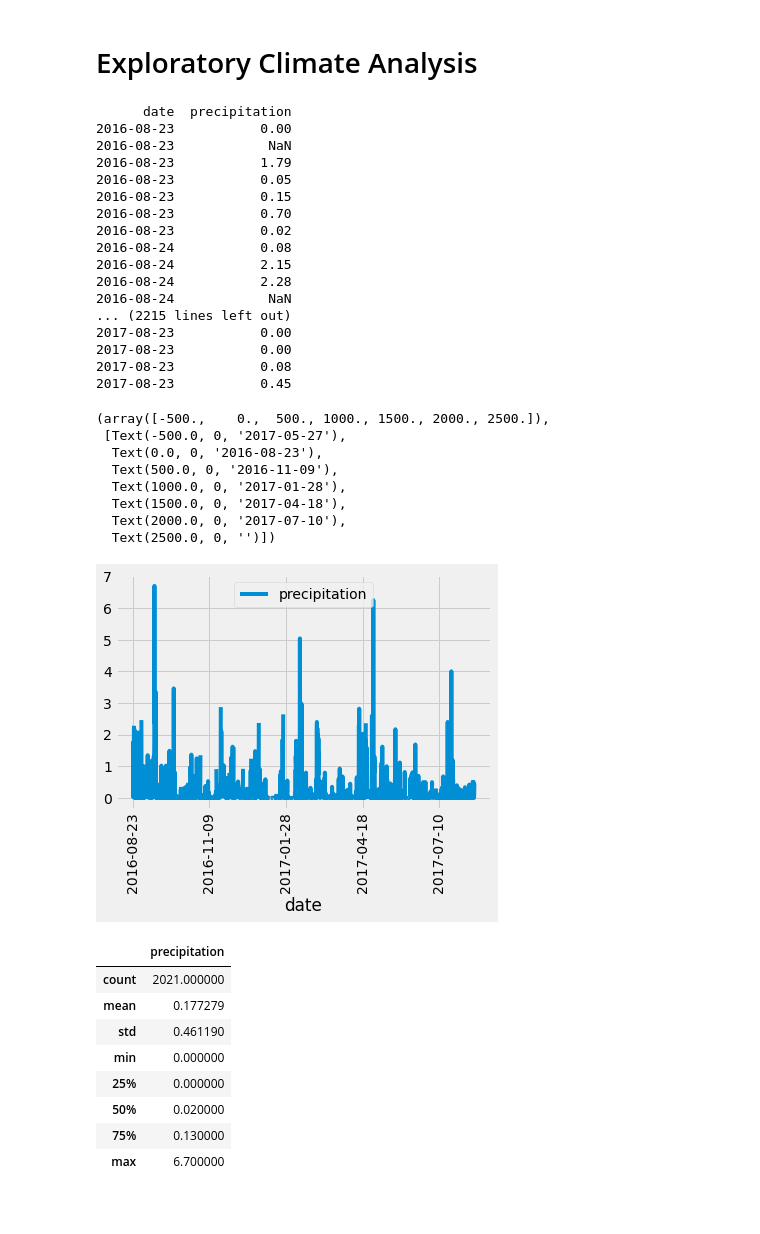
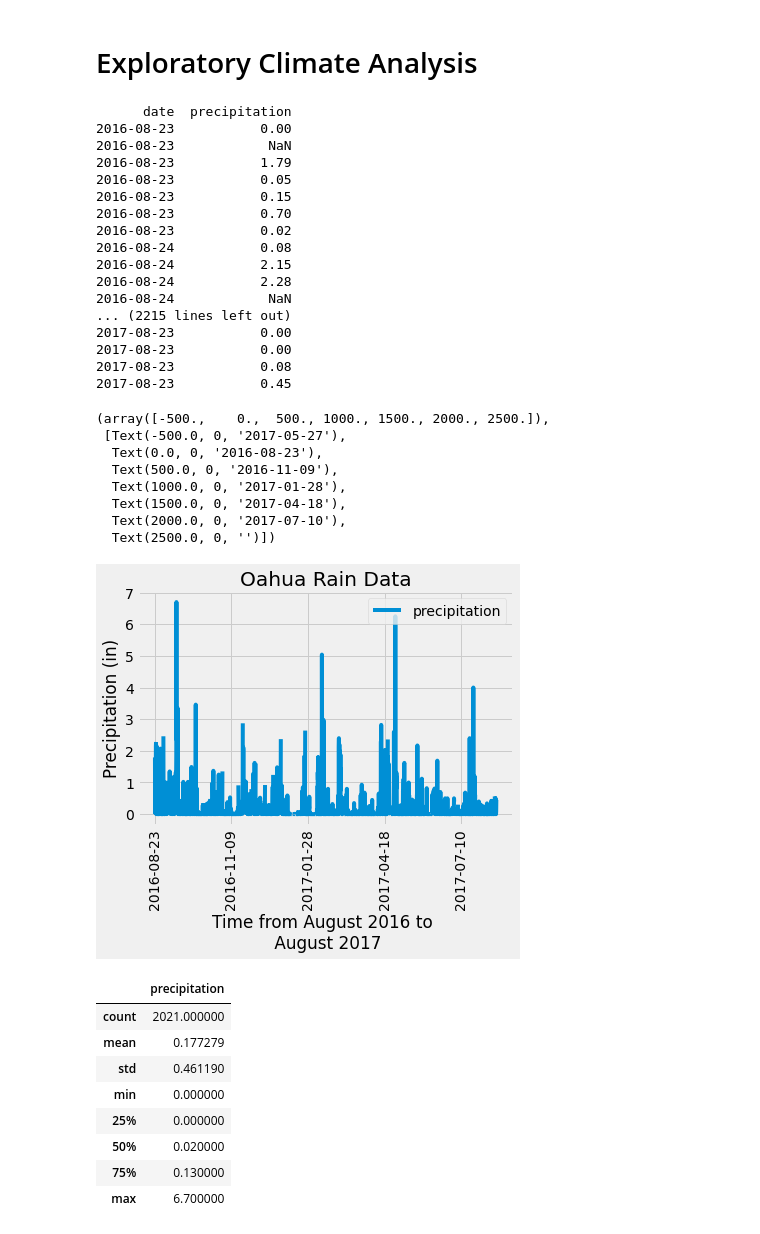
Before and after one commit to Gdreyes172/Surfs_up, a Jupyter notebook: climate_analysis.ipynb, the cells around one changed output. Cells and saved outputs as stored; diff of their text form; code cells hidden in the pictures; blank space fills up the shorter version.

Commit message:
updated data and pics

```diff
--- a/climate_analysis.ipynb
+++ b/climate_analysis.ipynb
@@ -51,14 +51,11 @@ prev_year = dt.date(2017, 8, 23) - dt.timedelta(days = 365)
 results = []
 results = session.query(Measurement.date, Measurement.prcp).filter(Measurement.date >= prev_year).all()
 # Save the query results as a Pandas DataFrame and set the index to the date column
-df = pd.DataFrame(results, columns=['date','precipitation'])
-df.set_index(df['date'], inplace=True)
+prcp_df = pd.DataFrame(results, columns=['date','precipitation'])
+prcp_df.set_index(prcp_df['date'], inplace=True)
 # Sort the dataframe by date
-df = df.sort_index()
-print(df.to_string(index=False))
-# Use Pandas Plotting with Matplotlib to plot the data
-df.plot()
-plt.xticks(rotation=90)
+prcp_df = prcp_df.sort_index()
+print(prcp_df.to_string(index=False))
 # %% [output]
       date  precipitation
 2016-08-23           0.00
@@ -77,14 +74,23 @@ plt.xticks(rotation=90)
 2017-08-23           0.00
 2017-08-23           0.08
 2017-08-23           0.45
-(array([-500.,    0.,  500., 1000., 1500., 2000., 2500.]),
- [Text(-500.0, 0, '2017-05-27'),
-  Text(0.0, 0, '2016-08-23'),
-  Text(500.0, 0, '2016-11-09'),
-  Text(1000.0, 0, '2017-01-28'),
-  Text(1500.0, 0, '2017-04-18'),
-  Text(2000.0, 0, '2017-07-10'),
-  Text(2500.0, 0, '')])
-[figure, removed]
+# %%
+# Use Pandas Plotting with Matplotlib to plot the data
+prcp_df.plot()
+plt.title('Oahua Rain Data')
+plt.ylabel('Precipitation (in)')
+plt.xlabel("Time from August 2016 to \n August 2017")
+plt.legend(loc='upper right')
+plt.xticks(rotation=90)
+# %% [output]
+(array([-500.,    0.,  500., 1000., 1500., 2000., 2500.]),
+ [Text(-500.0, 0, '2017-05-27'),
+  Text(0.0, 0, '2016-08-23'),
+  Text(500.0, 0, '2016-11-09'),
+  Text(1000.0, 0, '2017-01-28'),
+  Text(1500.0, 0, '2017-04-18'),
+  Text(2000.0, 0, '2017-07-10'),
+  Text(2500.0, 0, '')])
+[figure, added]
 # %%
 # Use Pandas to calcualte the summary statistics for the precipitation data
```
Also changed, not shown: parts of 4 cells of this notebook, 2 other files.
